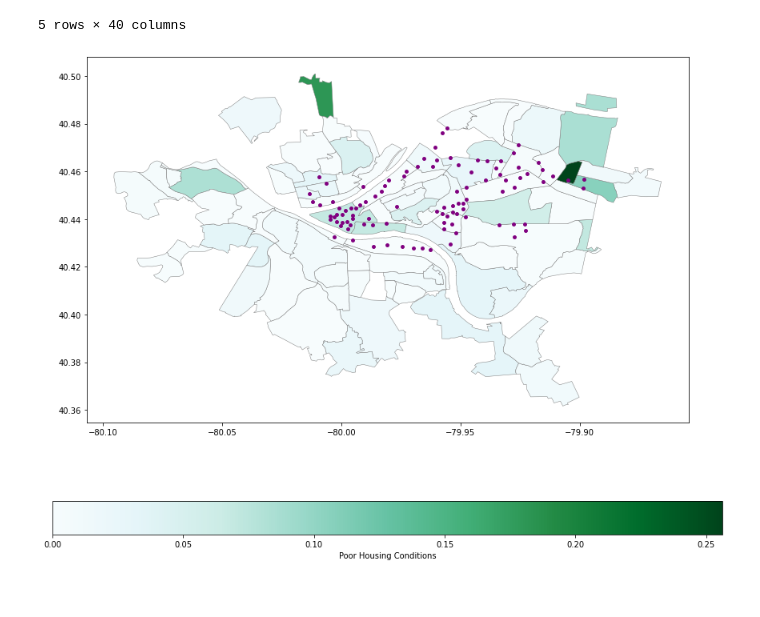
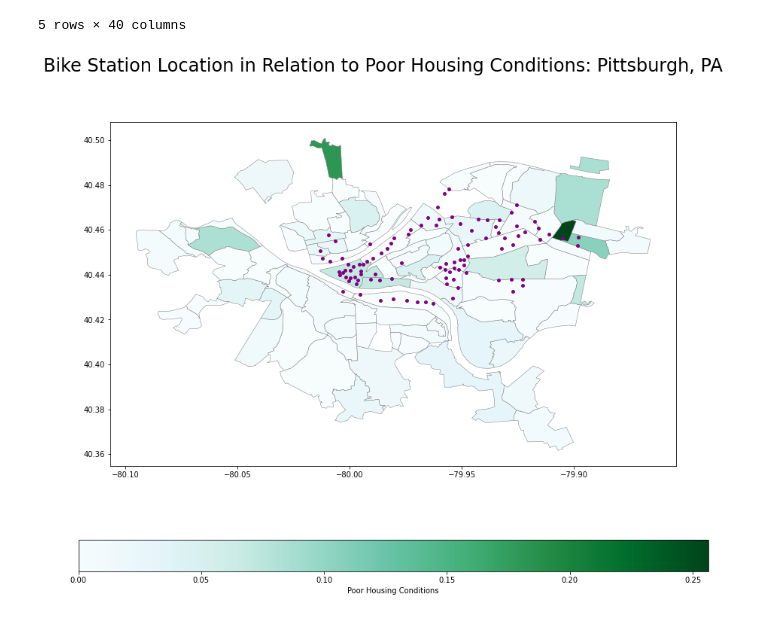
Before and after one commit to katelyn98/HealthyRide-Mapping, a Jupyter notebook: HousingConditions.ipynb, the cells around one changed output. Saved outputs shown, nothing was run; the diff lists cells and outputs as text; code cells hidden in the pictures.

```diff
--- a/HousingConditions.ipynb
+++ b/HousingConditions.ipynb
@@ -101,10 +101,11 @@ pdf.head()
 # %%
 #plotting the poor housing condition data on the pittsburgh neighborhood map (data from 2016)
 pdf.plot(column="poorCon", cmap='BuGn', figsize = (15, 12), edgecolor = "grey", linewidth = 0.5, legend=True, legend_kwds={'label': "Poor Housing Conditions",'orientation': "horizontal"})
 #now adding the bike station location data on top of this map.
 result = plt.scatter(df['Longitude'], df['Latitude'], 15, marker='o', color='Purple')
-#save figure
+#save figure and label it
 resultFig = result.get_figure()
+resultFig.suptitle('Bike Station Location in Relation to Poor Housing Conditions: Pittsburgh, PA', fontsize=24)
 resultFig.savefig("result.png")
 # %% [output]
-[figure, old version]
+[figure, new version]
```
Also changed, not shown: 2 other files.
